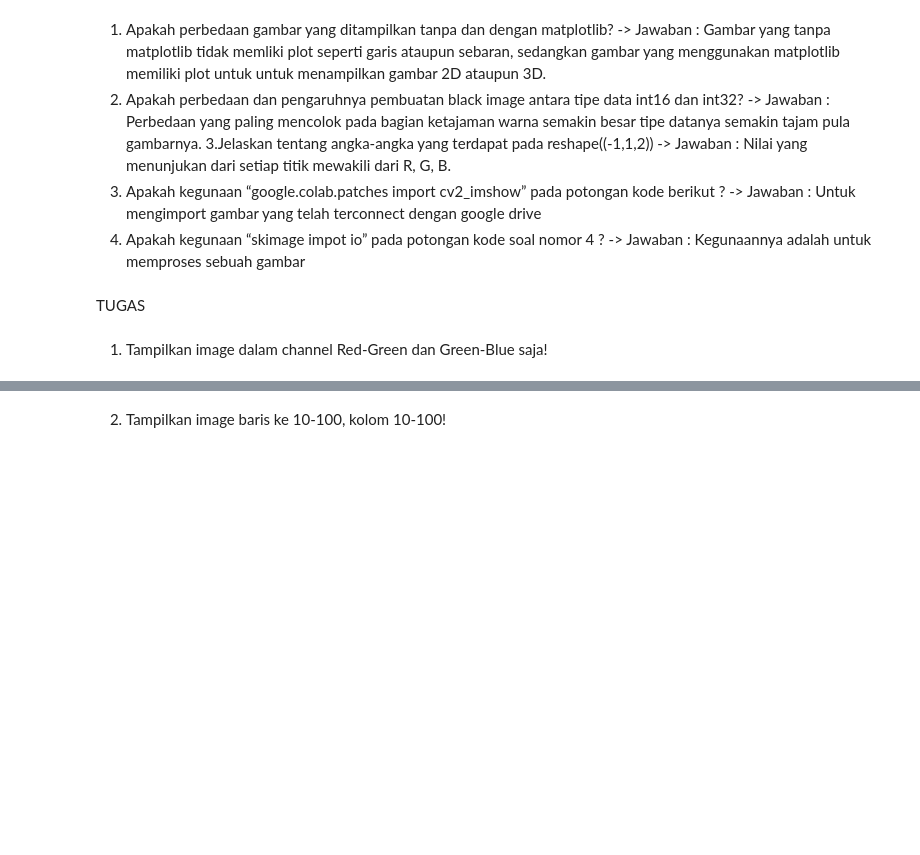
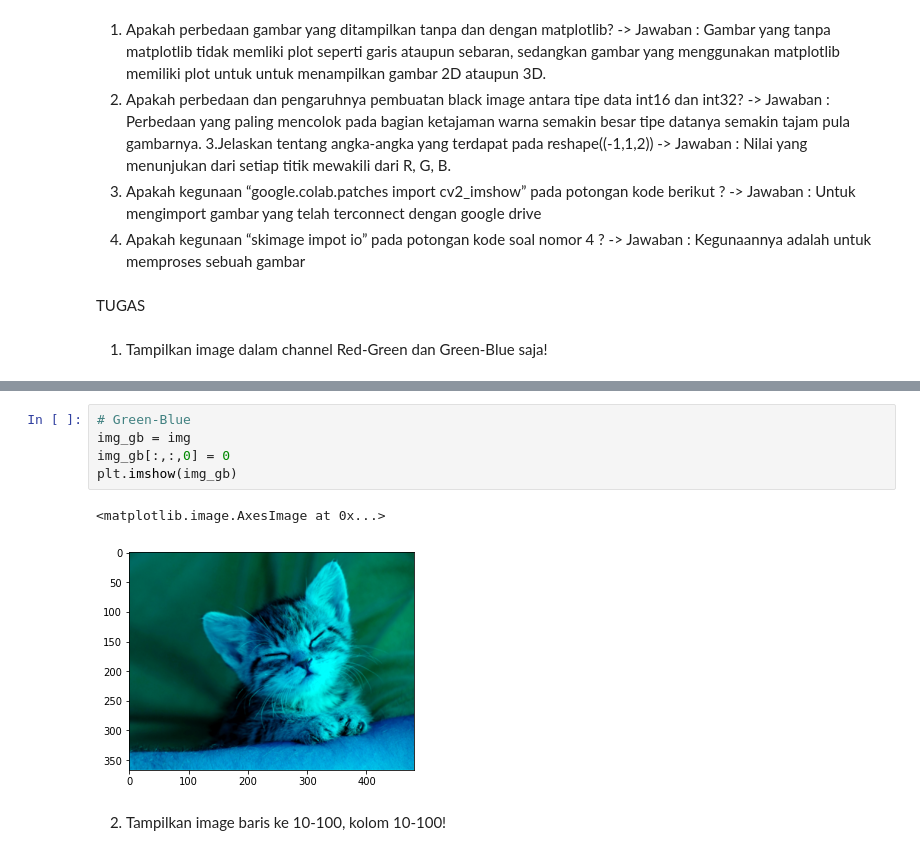
Before and after one commit to gilangwahyuhida/PCVK-2021, a Jupyter notebook: Week2.ipynb, the cells around one changed output, grey strips where cells are left out. Saved outputs shown, nothing was run; the diff lists cells and outputs as text; blank space fills up the shorter version.

```diff
--- a/Week2.ipynb
+++ b/Week2.ipynb
@@ -147,2 +155,10 @@ TUGAS
+# %%
+# Green-Blue
+img_gb = img
+img_gb[:,:,0] = 0
+plt.imshow(img_gb)
+# %% [output]
+<matplotlib.image.AxesImage at 0x...>
+[figure, added]
 # %% [markdown]
 2. Tampilkan image baris ke 10-100, kolom 10-100!
```
Also changed, not shown: parts of 6 cells of this notebook.
